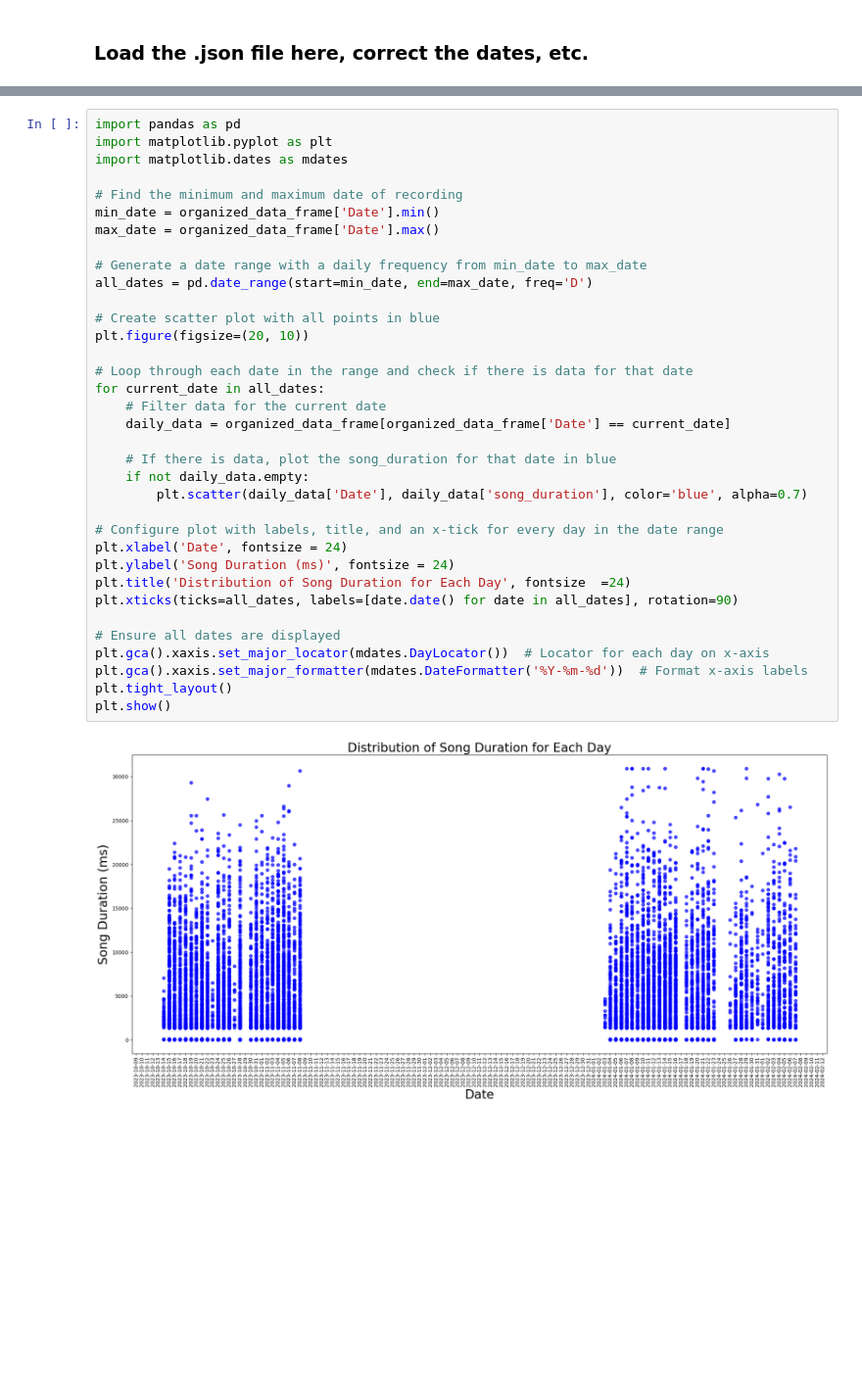
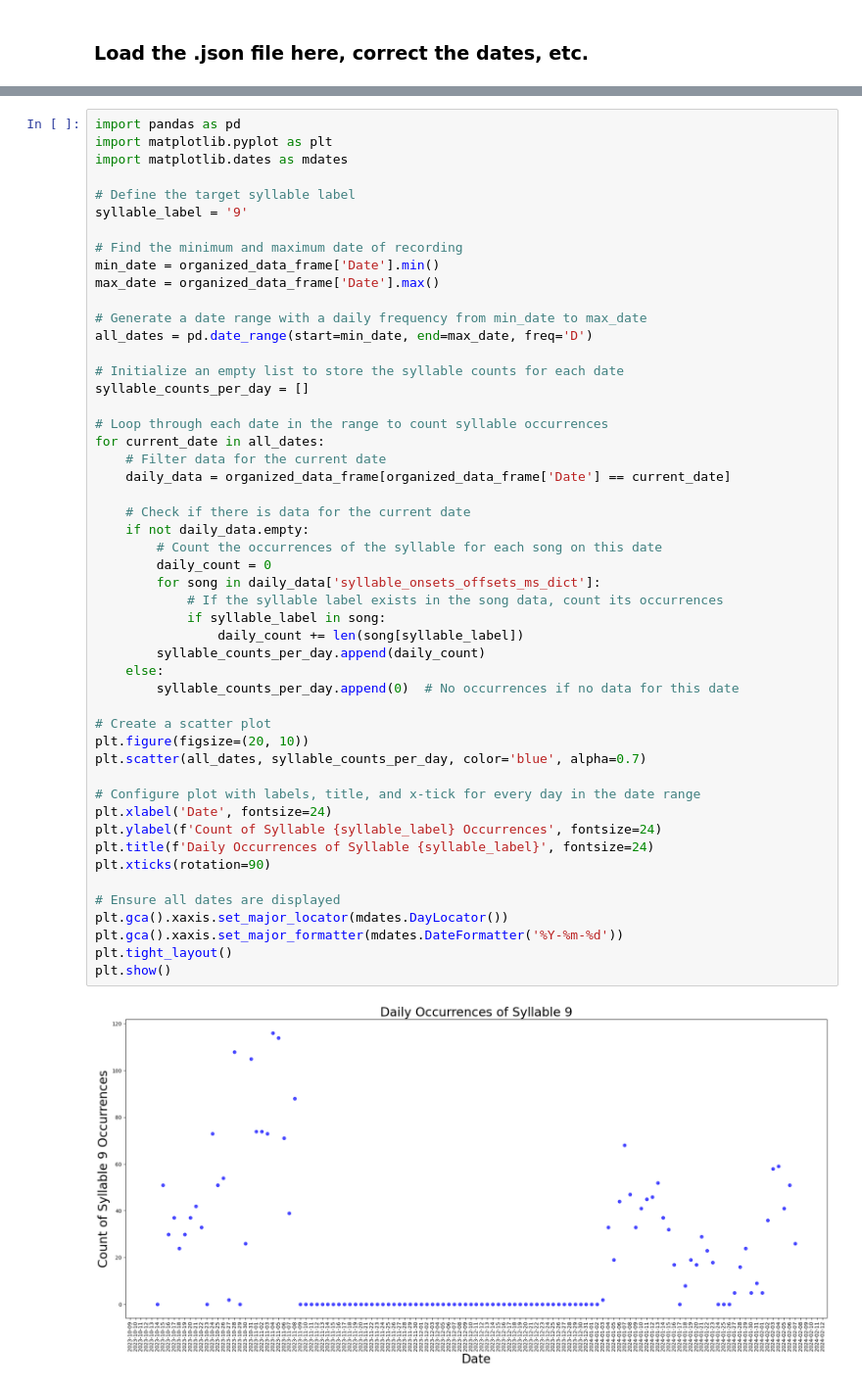
Before and after one commit to hulseyvincentr/syntax_analysis, a Jupyter notebook: notebooks/DECODER_syllable_frequency.ipynb, the cells around one changed output, grey strips where cells are left out. Shown at 98% size. Saved outputs shown, nothing was run; the diff lists cells and outputs as text; blank space fills up the shorter version.

Commit message:
Graphs the amount of times the bird sings the phrase each day :)

```diff
--- a/notebooks/DECODER_syllable_frequency.ipynb
+++ b/notebooks/DECODER_syllable_frequency.ipynb
@@ -316,37 +509,52 @@ print(organized_data_frame[['Date', 'syllable_onsets_offsets_ms_dict', 'song_dur
 # %%
 import pandas as pd
 import matplotlib.pyplot as plt
 import matplotlib.dates as mdates
+
+# Define the target syllable label
+syllable_label = '9'
 
 # Find the minimum and maximum date of recording
 min_date = organized_data_frame['Date'].min()
 max_date = organized_data_frame['Date'].max()
 
 # Generate a date range with a daily frequency from min_date to max_date
 all_dates = pd.date_range(start=min_date, end=max_date, freq='D')
 
-# Create scatter plot with all points in blue
-plt.figure(figsize=(20, 10))
+# Initialize an empty list to store the syllable counts for each date
+syllable_counts_per_day = []
 
-# Loop through each date in the range and check if there is data for that date
+# Loop through each date in the range to count syllable occurrences
 for current_date in all_dates:
     # Filter data for the current date
     daily_data = organized_data_frame[organized_data_frame['Date'] == current_date]
 
-    # If there is data, plot the song_duration for that date in blue
+    # Check if there is data for the current date
     if not daily_data.empty:
-        plt.scatter(daily_data['Date'], daily_data['song_duration'], color='blue', alpha=0.7)
+        # Count the occurrences of the syllable for each song on this date
+        daily_count = 0
+        for song in daily_data['syllable_onsets_offsets_ms_dict']:
+            # If the syllable label exists in the song data, count its occurrences
+            if syllable_label in song:
+                daily_count += len(song[syllable_label])
+        syllable_counts_per_day.append(daily_count)
+    else:
+        syllable_counts_per_day.append(0)  # No occurrences if no data for this date
 
-# Configure plot with labels, title, and an x-tick for every day in the date range
-plt.xlabel('Date', fontsize = 24)
-plt.ylabel('Song Duration (ms)', fontsize = 24)
-plt.title('Distribution of Song Duration for Each Day', fontsize  =24)
-plt.xticks(ticks=all_dates, labels=[date.date() for date in all_dates], rotation=90)
+# Create a scatter plot
+plt.figure(figsize=(20, 10))
+plt.scatter(all_dates, syllable_counts_per_day, color='blue', alpha=0.7)
+
+# Configure plot with labels, title, and x-tick for every day in the date range
+plt.xlabel('Date', fontsize=24)
+plt.ylabel(f'Count of Syllable {syllable_label} Occurrences', fontsize=24)
+plt.title(f'Daily Occurrences of Syllable {syllable_label}', fontsize=24)
+plt.xticks(rotation=90)
 
 # Ensure all dates are displayed
-plt.gca().xaxis.set_major_locator(mdates.DayLocator())  # Locator for each day on x-axis
-plt.gca().xaxis.set_major_formatter(mdates.DateFormatter('%Y-%m-%d'))  # Format x-axis labels
+plt.gca().xaxis.set_major_locator(mdates.DayLocator())
+plt.gca().xaxis.set_major_formatter(mdates.DateFormatter('%Y-%m-%d'))
 plt.tight_layout()
 plt.show()
 # %% [output]
-[figure, old version]
+[figure, new version]
```
Also changed, not shown: parts of 21 cells of this notebook.
